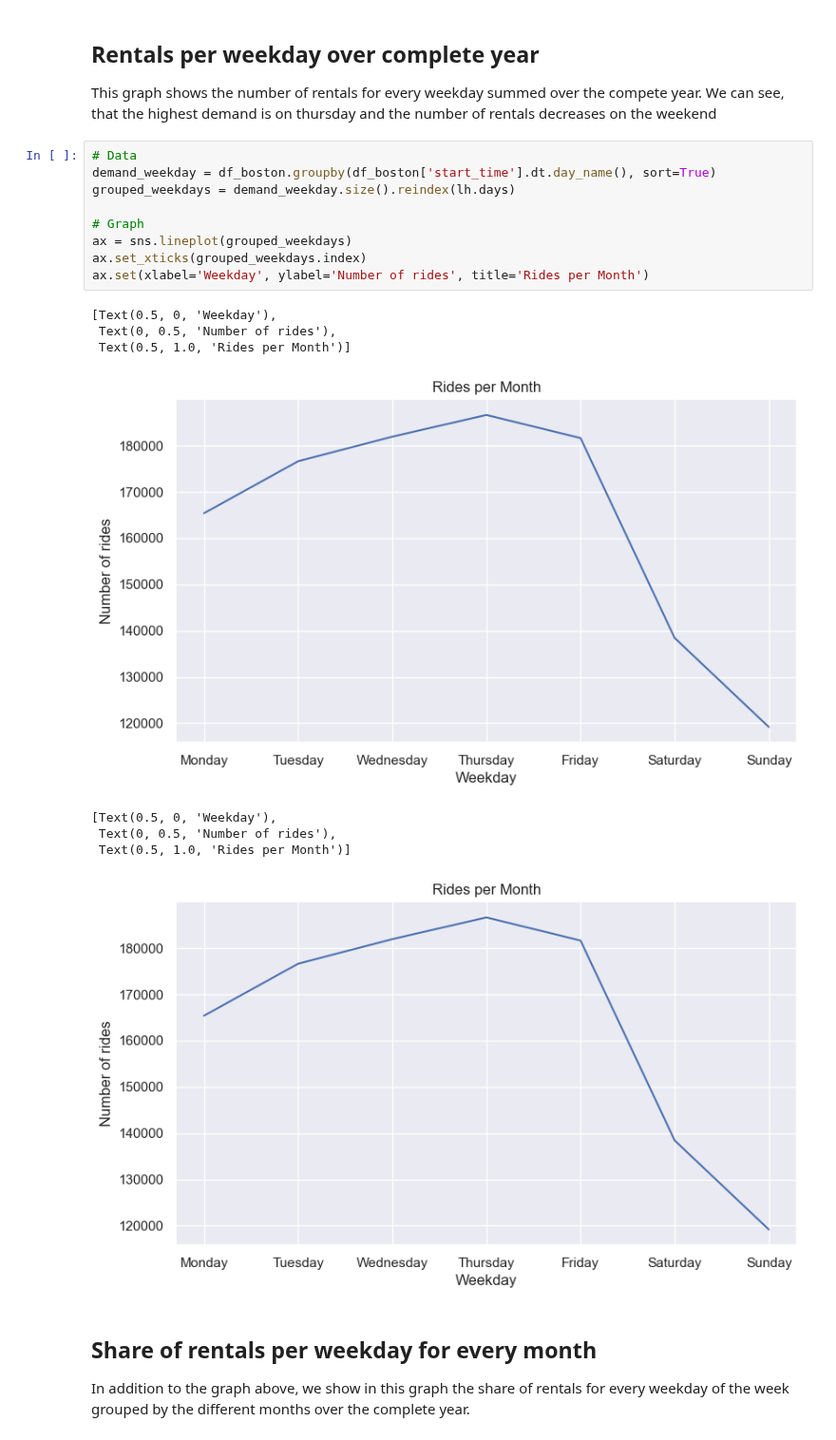
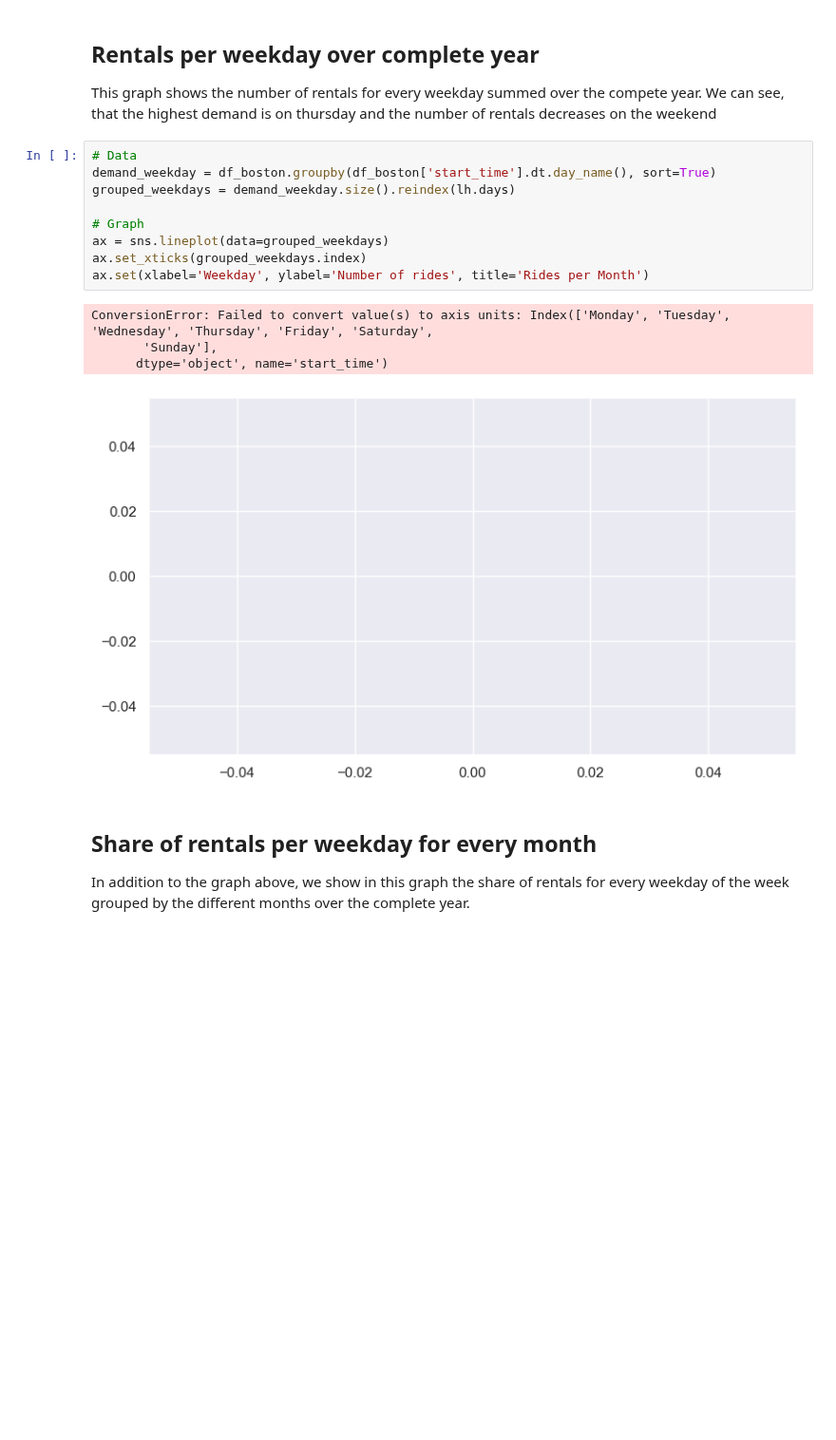
Before and after one commit to RavenRudi/AA_Group16, a Jupyter notebook: time_demand_patterns.ipynb, the cells around one changed output. Shown at 95% size. Saved outputs shown, nothing was run; the diff lists cells and outputs as text; blank space fills up the shorter version.

```diff
--- a/time_demand_patterns.ipynb
+++ b/time_demand_patterns.ipynb
@@ -47,21 +45,17 @@ This graph shows the number of rentals for every weekday summed over the compete
 # %%
 # Data
 demand_weekday = df_boston.groupby(df_boston['start_time'].dt.day_name(), sort=True)
 grouped_weekdays = demand_weekday.size().reindex(lh.days)
 
 # Graph
-ax = sns.lineplot(grouped_weekdays)
+ax = sns.lineplot(data=grouped_weekdays)
 ax.set_xticks(grouped_weekdays.index)
 ax.set(xlabel='Weekday', ylabel='Number of rides', title='Rides per Month')
 # %% [output]
-[Text(0.5, 0, 'Weekday'),
- Text(0, 0.5, 'Number of rides'),
- Text(0.5, 1.0, 'Rides per Month')]
+ConversionError: Failed to convert value(s) to axis units: Index(['Monday', 'Tuesday', 'Wednesday', 'Thursday', 'Friday', 'Saturday',
+       'Sunday'],
+      dtype='object', name='start_time')
-[figure, old version]
+[figure, new version]
-[Text(0.5, 0, 'Weekday'),
- Text(0, 0.5, 'Number of rides'),
- Text(0.5, 1.0, 'Rides per Month')]
-[figure, removed]
 # %% [markdown]
 ## Share of rentals per weekday for every month
 In addition to the graph above, we show in this graph the share of rentals for every weekday of the week grouped by the different months over the complete year.
```
Also changed, not shown: parts of 1 cell of this notebook.
